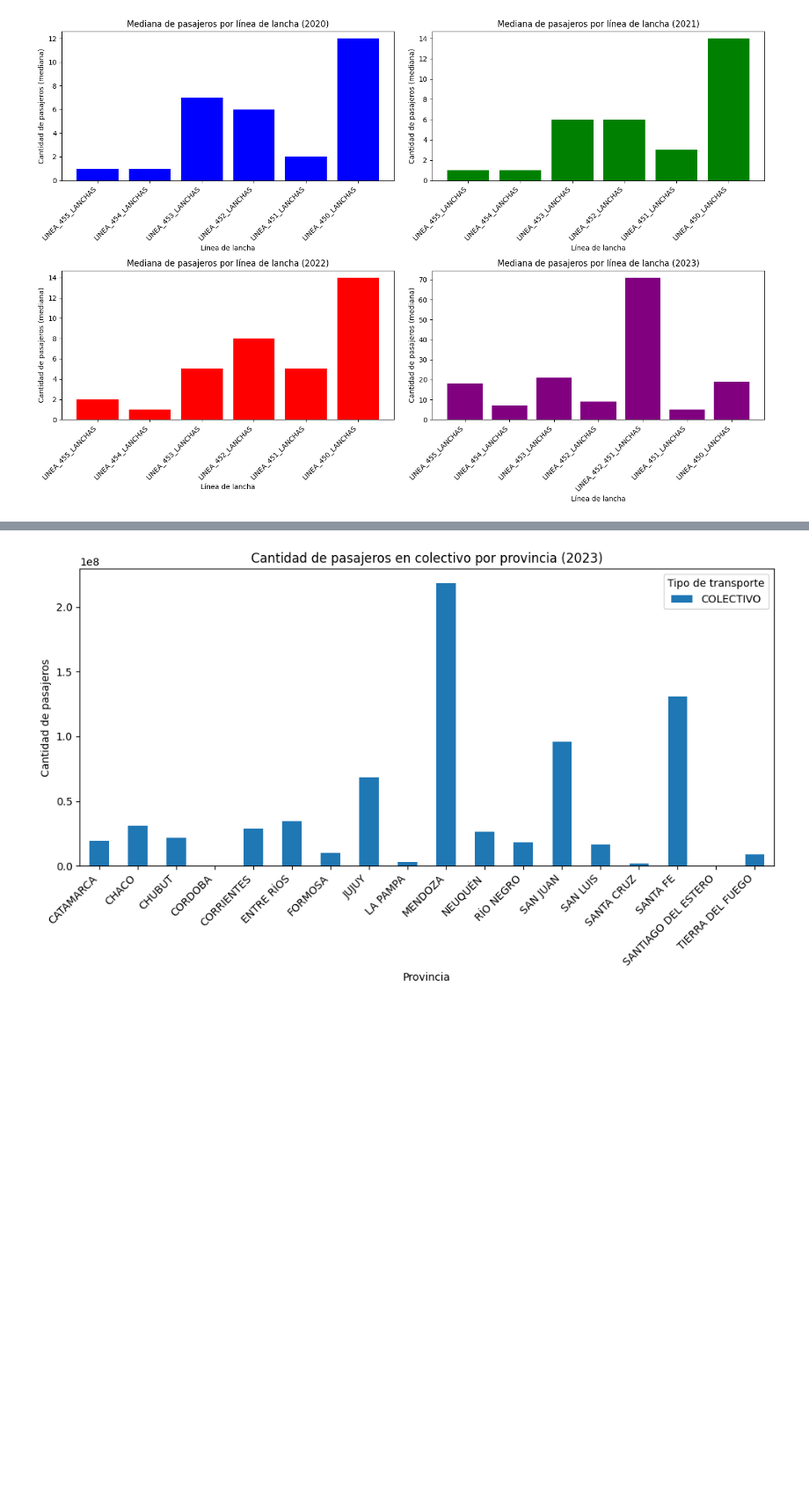
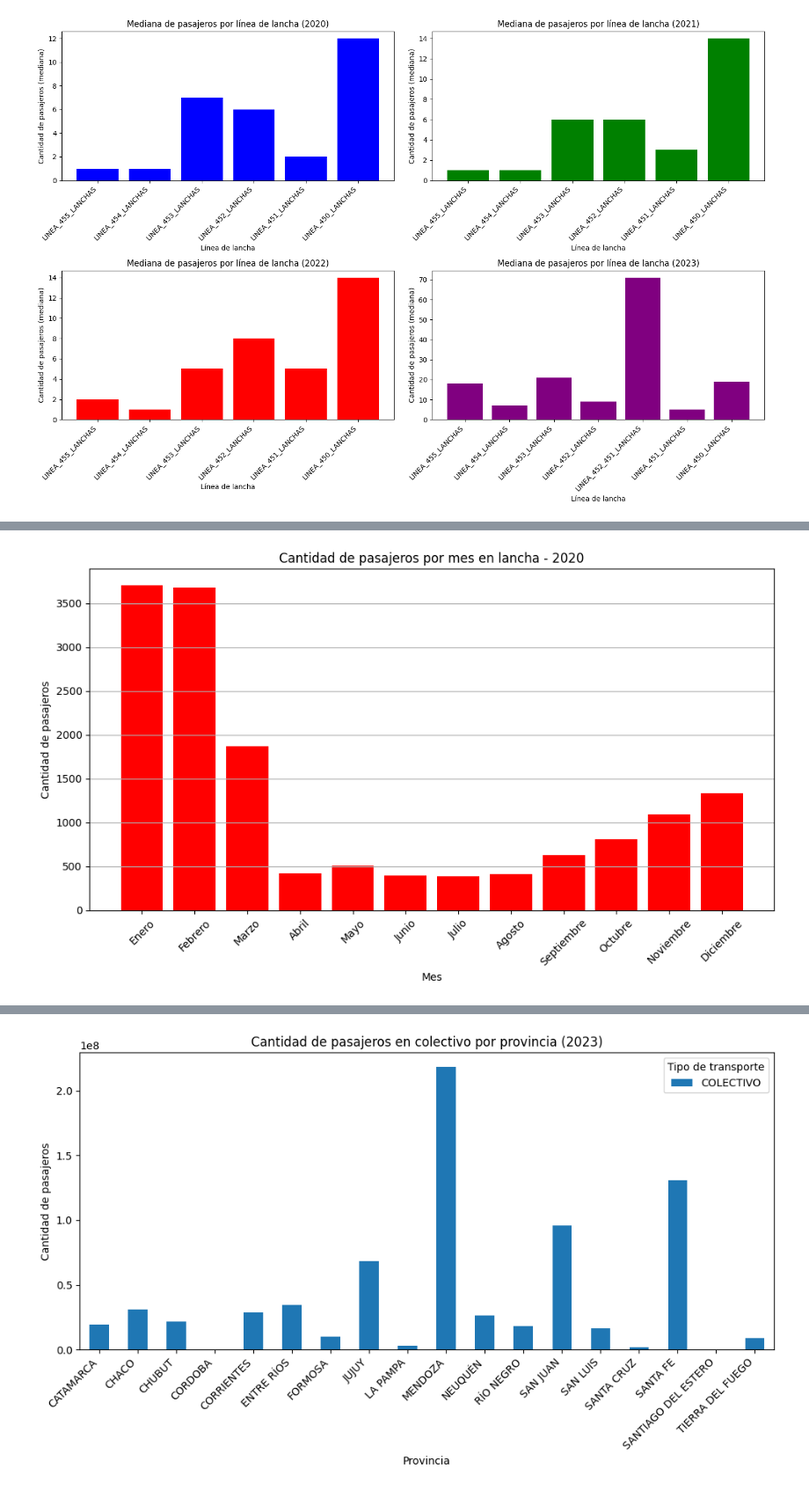
Before and after one commit to alejoGonc/labo_tp1, a Jupyter notebook: main.ipynb, the cells around one changed output, grey strips where cells are left out. Shown: that part at 88% size. Saved outputs shown, nothing was run; the diff lists cells and outputs as text; code cells hidden in the pictures; blank space fills up the shorter version.

```diff
--- a/main.ipynb
+++ b/main.ipynb
@@ -124,0 +131,25 @@ plt.show()
+# %%
+# Creo una columna para el mes en el DataFrame del año 2020
+dataset_sube20['DIA_TRANSPORTE'] = pd.to_datetime(dataset_sube20['DIA_TRANSPORTE'])
+dataset_sube20['MES'] = dataset_sube20['DIA_TRANSPORTE'].dt.month
+
+# Filtro los datos solo para lanchas
+lanchas_data_2020 = dataset_sube20[dataset_sube20['TIPO_TRANSPORTE'] == 'LANCHAS']
+
+# Obtengo la suma de pasajeros por mes
+pasajeros_por_mes = lanchas_data_2020.groupby('MES')['CANTIDAD'].sum().reset_index()
+
+# Creo el gráfico
+plt.figure(figsize=(10, 6))
+plt.bar(pasajeros_por_mes['MES'], pasajeros_por_mes['CANTIDAD'], color='r')
+plt.title('Cantidad de pasajeros por mes en lancha - 2020')
+plt.xlabel('Mes')
+plt.ylabel('Cantidad de pasajeros')
+plt.xticks(pasajeros_por_mes['MES'], ['Enero', 'Febrero', 'Marzo', 'Abril', 'Mayo', 'Junio', 'Julio', 'Agosto', 'Septiembre', 'Octubre', 'Noviembre', 'Diciembre'], rotation=45)
+plt.grid(axis='y')
+
+# Muestro el gráfico
+plt.tight_layout()
+plt.show()
+# %% [output]
+[figure, added]
```
Also changed, not shown: parts of 2 cells of this notebook.
